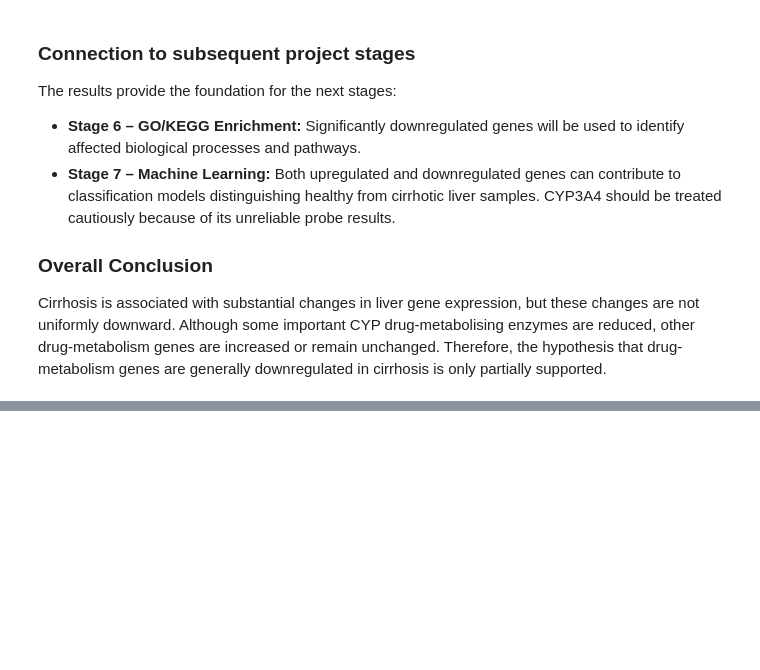
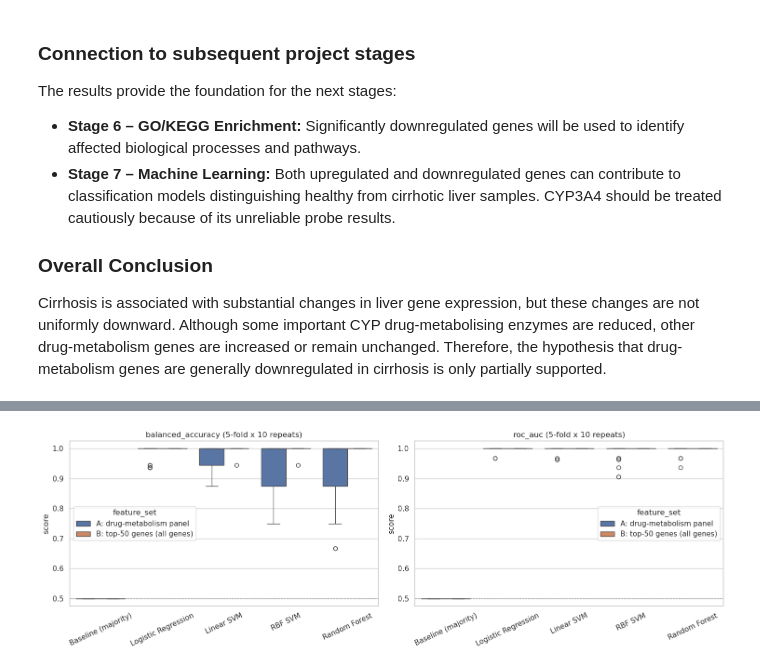
Before and after one commit to Jimmy-szn/cirrhosis-cyp-expression, a Jupyter notebook: notebooks/main.ipynb, the cells around one changed output, grey strips where cells are left out. Saved outputs shown, nothing was run; the diff lists cells and outputs as text; code cells hidden in the pictures; blank space fills up the shorter version.

Commit message:
Built model

```diff
--- a/notebooks/main.ipynb
+++ b/notebooks/main.ipynb
@@ -918,0 +910,26 @@ Cirrhosis is associated with substantial changes in liver gene expression, but t
+# %%
+import numpy as np, pandas as pd
+import matplotlib.pyplot as plt, seaborn as sns
+from sklearn.pipeline import Pipeline
+from sklearn.preprocessing import StandardScaler
+from sklearn.feature_selection import SelectKBest, f_classif
+from sklearn.dummy import DummyClassifier
+from sklearn.linear_model import LogisticRegression
+from sklearn.svm import SVC
+from sklearn.ensemble import RandomForestClassifier
+from sklearn.model_selection import (RepeatedStratifiedKFold, StratifiedKFold,
+                                     cross_validate, cross_val_predict, permutation_test_score)
+from sklearn.metrics import (confusion_matrix, ConfusionMatrixDisplay, roc_curve, roc_auc_score,
+                             classification_report)
+
+SEED = 42
+np.random.seed(SEED)
+
+# samples x genes, label 1 = cirrhosis, 0 = healthy
+X_all = eda_expr.T.copy()
+y = (eda_meta.loc[X_all.index, "group"] == "cirrhosis").astype(int).values
+X_panel = X_all[eda_found]
+
+print("Samples:", X_all.shape[0], "| healthy:", (y == 0).sum(), "| cirrhosis:", (y == 1).sum())
+print(f"Majority-class accuracy (naive baseline): {max(y.mean(), 1 - y.mean()):.3f}")
+print("Panel features:", X_panel.shape[1], "| all-gene features:", X_all.shape[1])
@@ -918,0 +1000,14 @@ Cirrhosis is associated with substantial changes in liver gene expression, but t
+# %%
+# Distribution of CV scores per model (balanced accuracy and ROC-AUC)
+long = pd.concat([pd.DataFrame({"feature_set": r["feature_set"], "model": r["model"],
+                                "metric": r["metric"], "score": r["score"]}) for r in raw])
+fig, axes = plt.subplots(1, 2, figsize=(15, 5), sharey=False)
+for ax, metric in zip(axes, ["balanced_accuracy", "roc_auc"]):
+    d = long[long.metric == metric]
+    sns.boxplot(data=d, x="model", y="score", hue="feature_set", ax=ax)
+    ax.axhline(0.5, ls="--", c="grey", lw=0.8)
+    ax.set_title(f"{metric} (5-fold x 10 repeats)"); ax.set_xlabel("")
+    ax.tick_params(axis="x", rotation=25)
+plt.tight_layout(); plt.savefig(EDA_FIG / "ml1_cv_scores.png", dpi=150); plt.show()
+# %% [output]
+[figure, added]
```
Also changed, not shown: parts of 17 cells of this notebook, 15 other files.
